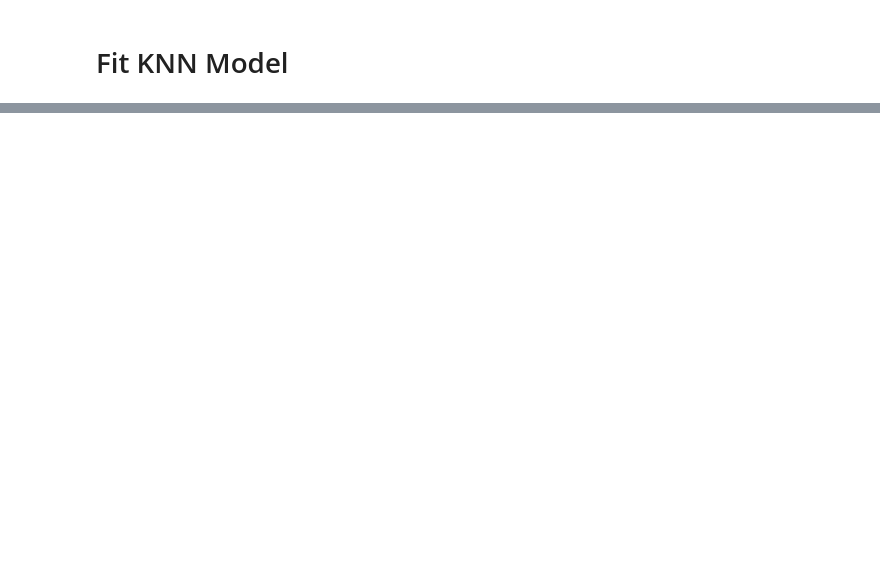
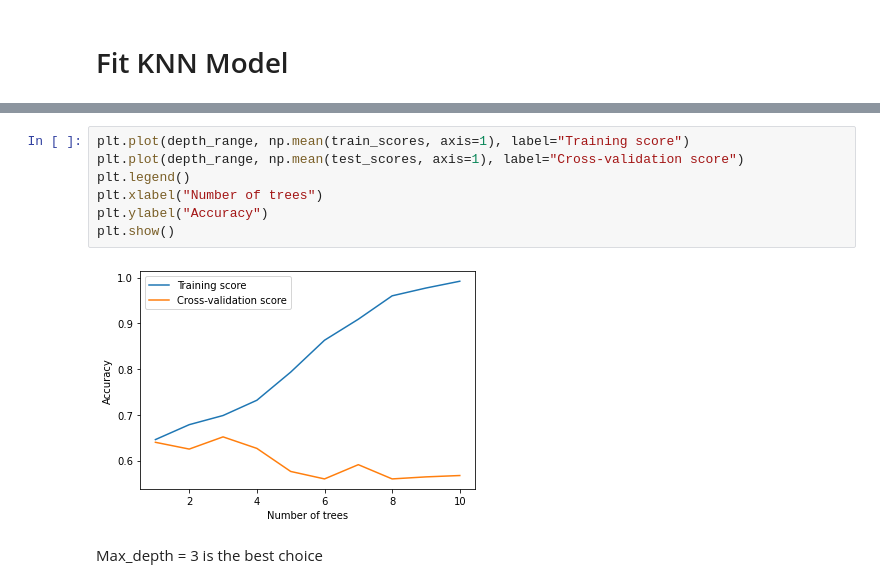
Before and after one commit to Aaronlalala/Code-IE-517-ML-in-Finance, a Jupyter notebook: IE517_F2x_HW2/Homework2.ipynb, the cells around one changed output, grey strips where cells are left out. Cells and saved outputs as stored; diff of their text form; blank space fills up the shorter version.

```diff
--- a/IE517_F2x_HW2/Homework2.ipynb
+++ b/IE517_F2x_HW2/Homework2.ipynb
@@ -56,0 +77,11 @@ plt.plot(scores)
+# %%
+plt.plot(depth_range, np.mean(train_scores, axis=1), label="Training score")
+plt.plot(depth_range, np.mean(test_scores, axis=1), label="Cross-validation score")
+plt.legend()
+plt.xlabel("Number of trees")
+plt.ylabel("Accuracy")
+plt.show()
+# %% [output]
+[figure, added]
+# %% [markdown]
+Max_depth = 3 is the best choice
```
Also changed, not shown: parts of 12 cells of this notebook.
